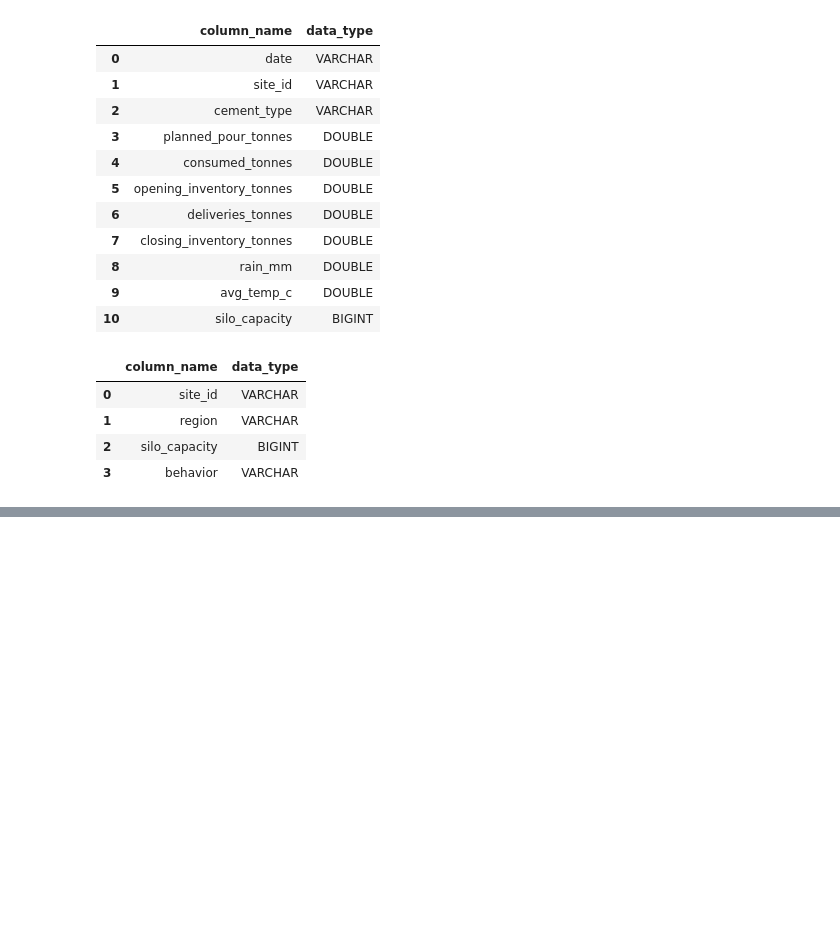
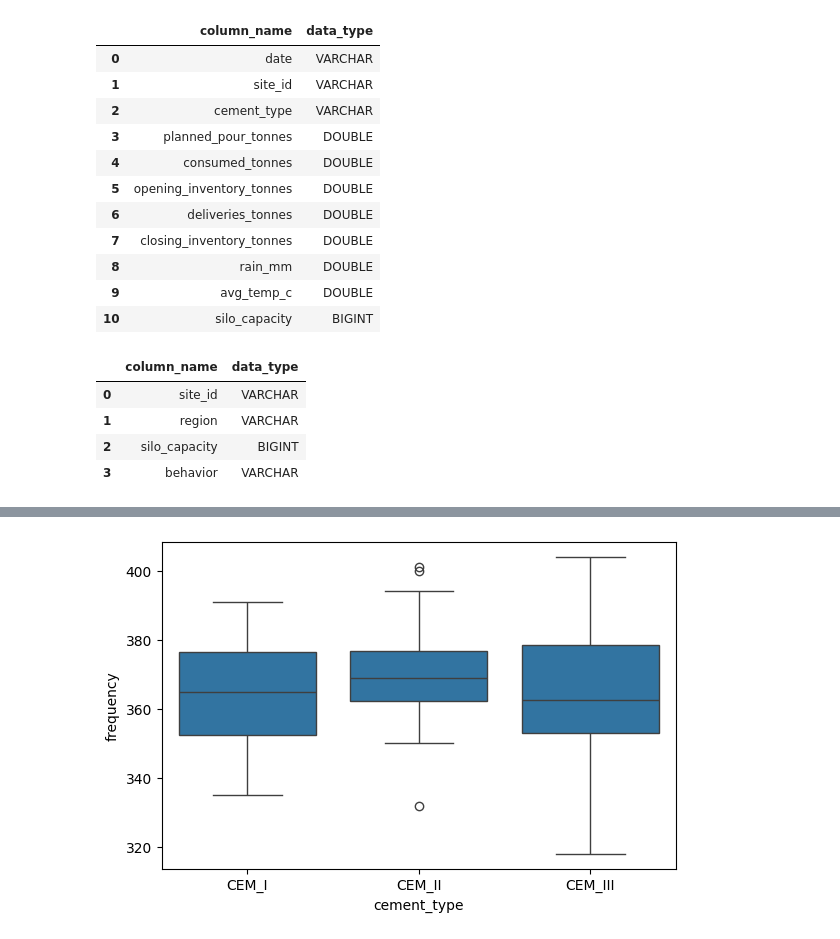
Before and after one commit to sarbol/MIG_CEMENT_DEMAND_FORECAST_SYSTEM_TEAM_D, a Jupyter notebook: notebook/sarbol_analysis.ipynb, the cells around one changed output, grey strips where cells are left out. Saved outputs shown, nothing was run; the diff lists cells and outputs as text; code cells hidden in the pictures; blank space fills up the shorter version.

```diff
--- a/notebook/sarbol_analysis.ipynb
+++ b/notebook/sarbol_analysis.ipynb
@@ -84,0 +571,16 @@ table_schema("Sites")
+# %%
+query = """
+        SELECT
+            site_id,
+            cement_type,
+            COUNT(1) frequency
+        FROM
+            Operations
+        GROUP BY
+            site_id, cement_type
+        ORDER BY
+            site_id ASC,
+            cement_type ASC;
+"""
+
+res = con.execute(query).df()
@@ -84,0 +596,9 @@ table_schema("Sites")
+# %%
+fig, ax = plt.subplots(figsize = (6, 4))
+
+sns.boxplot(data = res, x = "cement_type", y = "frequency", ax = ax)
+
+plt.tight_layout()
+plt.show()
+# %% [output]
+[figure, added]
```
Also changed, not shown: parts of 104 cells of this notebook, 1 other file.
